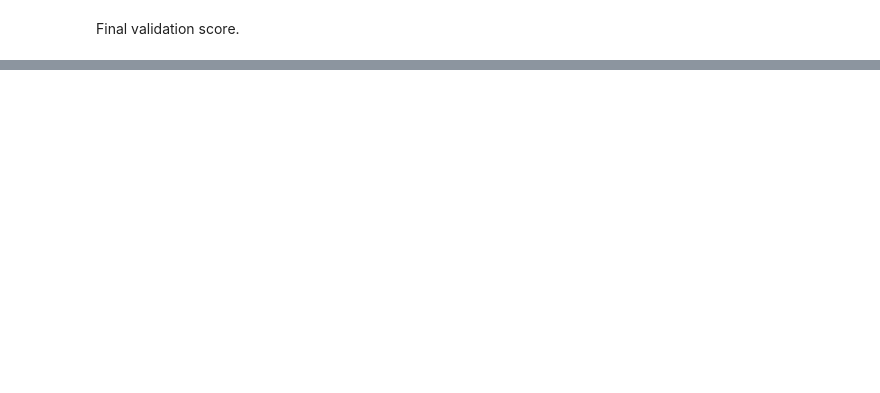
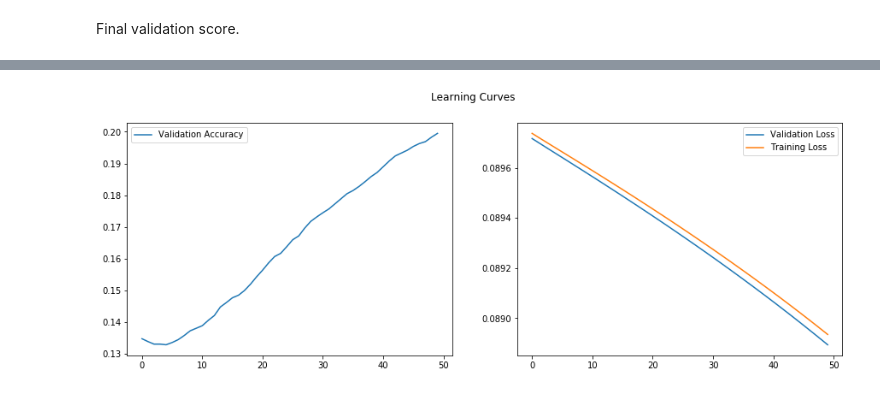
Before and after one commit to amypeniston/data-science-toolbox, a Jupyter notebook: key-concepts-examples/MNIST_Shallow_NN.ipynb, the cells around one changed output, grey strips where cells are left out. Drawn from its saved outputs; the diff is of its cells as text; code cells hidden in the pictures; blank space fills up the shorter version.

```diff
--- a/key-concepts-examples/MNIST_Shallow_NN.ipynb
+++ b/key-concepts-examples/MNIST_Shallow_NN.ipynb
@@ -144,0 +219,7 @@ model.evaluate(X_valid, y_valid)
+# %%
+model = Sequential()
+model.add(Dense(64, activation="sigmoid", input_shape=(784,)))
+model.add(Dense(64, activation="sigmoid"))
+model.add(Dense(10, activation="softmax"))
+
+model.summary()
@@ -144,0 +241,8 @@ model.evaluate(X_valid, y_valid)
+# %%
+model.compile(loss="mean_squared_error", optimizer=SGD(lr=0.01), metrics=["accuracy"])
+hist_l2 = model.fit(x=X_train,
+          y=y_train,
+          batch_size=128,
+          epochs=50,
+          verbose=0,
+          validation_data=(X_valid, y_valid))
@@ -144,0 +254,4 @@ model.evaluate(X_valid, y_valid)
+# %%
+plot_learning_curves(hist_l2)
+# %% [output]
+[figure, added]
```
Also changed, not shown: parts of 18 cells of this notebook.
